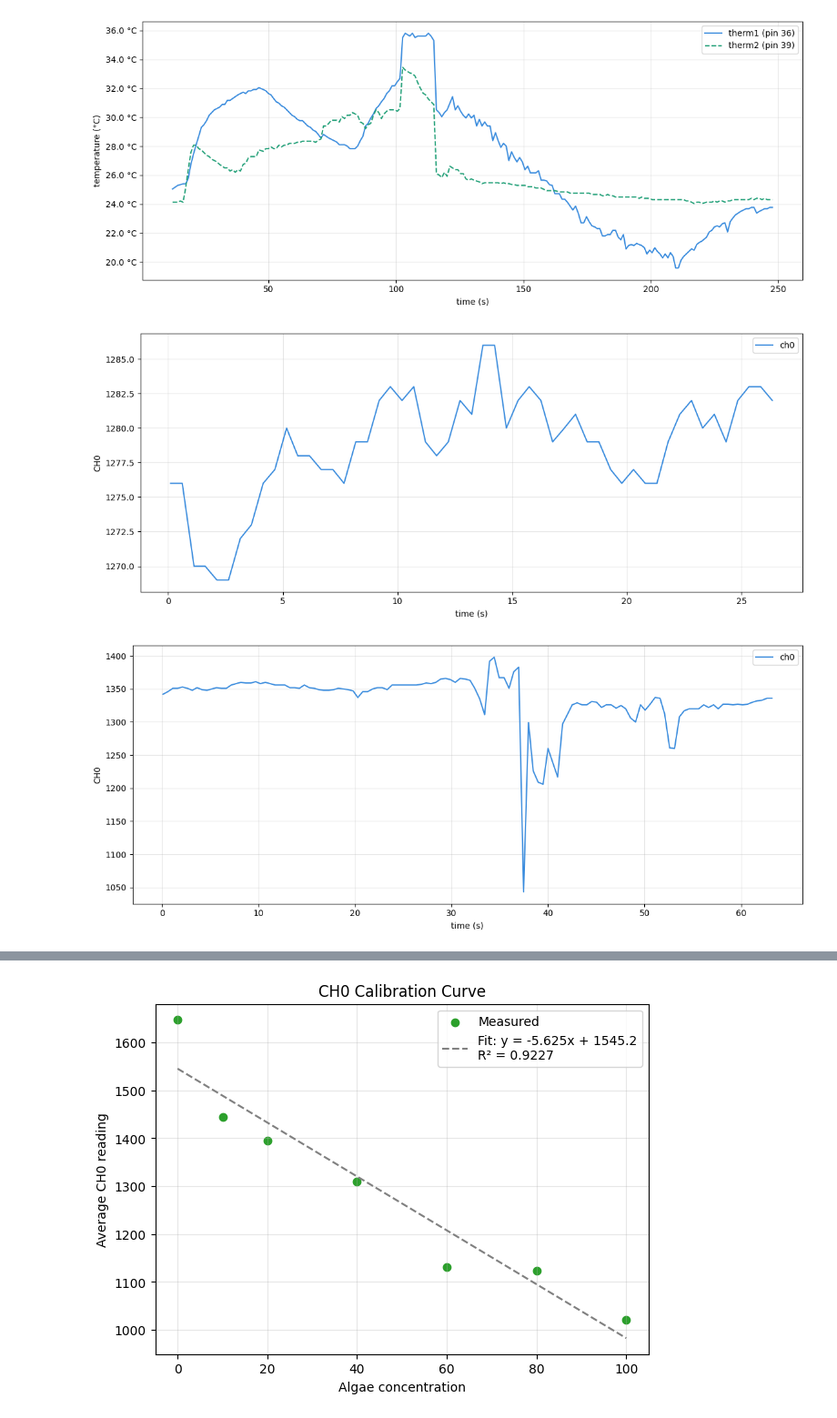
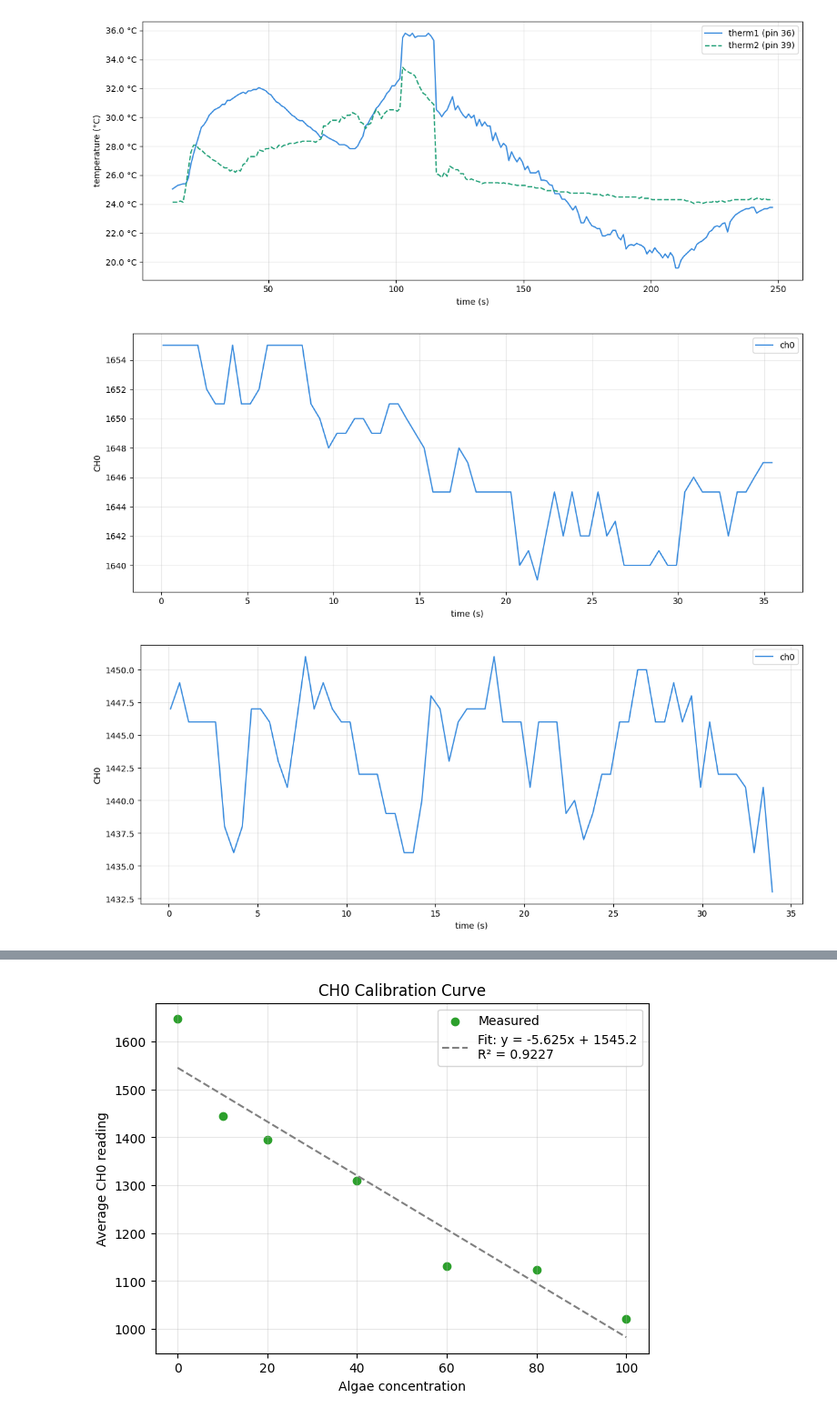
Before and after one commit to NitanshT/db4, a Jupyter notebook: graphing.ipynb, the cells around one changed output, grey strips where cells are left out. Shown at 91% size. Cells and saved outputs as stored; diff of their text form; code cells hidden in the pictures.

```diff
--- a/graphing.ipynb
+++ b/graphing.ipynb
@@ -27,7 +27,7 @@ import pandas as pd
 import matplotlib.pyplot as plt
 import matplotlib.ticker as ticker
 
-df = pd.read_csv('Calibration Output2.txt')
+df = pd.read_csv('scans/Calibration Output1-1.txt')
 df['time_s'] = df['time_ms'] / 1000
 
 fig, ax = plt.subplots(figsize=(12, 5))
@@ -40,29 +40,29 @@ ax.legend()
 ax.grid(True, alpha=0.3)
 
 plt.tight_layout()
-plt.savefig('temps.png', dpi=150)
+
 plt.show()
 # %% [output]
-[figure, old version]
+[figure, new version]
 # %%
 import pandas as pd
 import matplotlib.pyplot as plt
 import matplotlib.ticker as ticker
 
-df = pd.read_csv('Calibration Output3.txt')
+df = pd.read_csv('scans/Calibration Output1-2.txt')
 df['time_s'] = df['time_ms'] / 1000
 
 fig, ax = plt.subplots(figsize=(12, 5))
 
 ax.plot(df['time_s'], df['ch0'], label='ch0', linewidth=1.5, color='#378ADD')
 
 ax.set_xlabel('time (s)')
 ax.set_ylabel('CH0')
 ax.legend()
 ax.grid(True, alpha=0.3)
 
 plt.tight_layout()
-plt.savefig('temps.png', dpi=150)
+
 plt.show()
 # %% [output]
-[figure, old version]
+[figure, new version]
```
Also changed, not shown: parts of 9 cells of this notebook, 6 other files.
